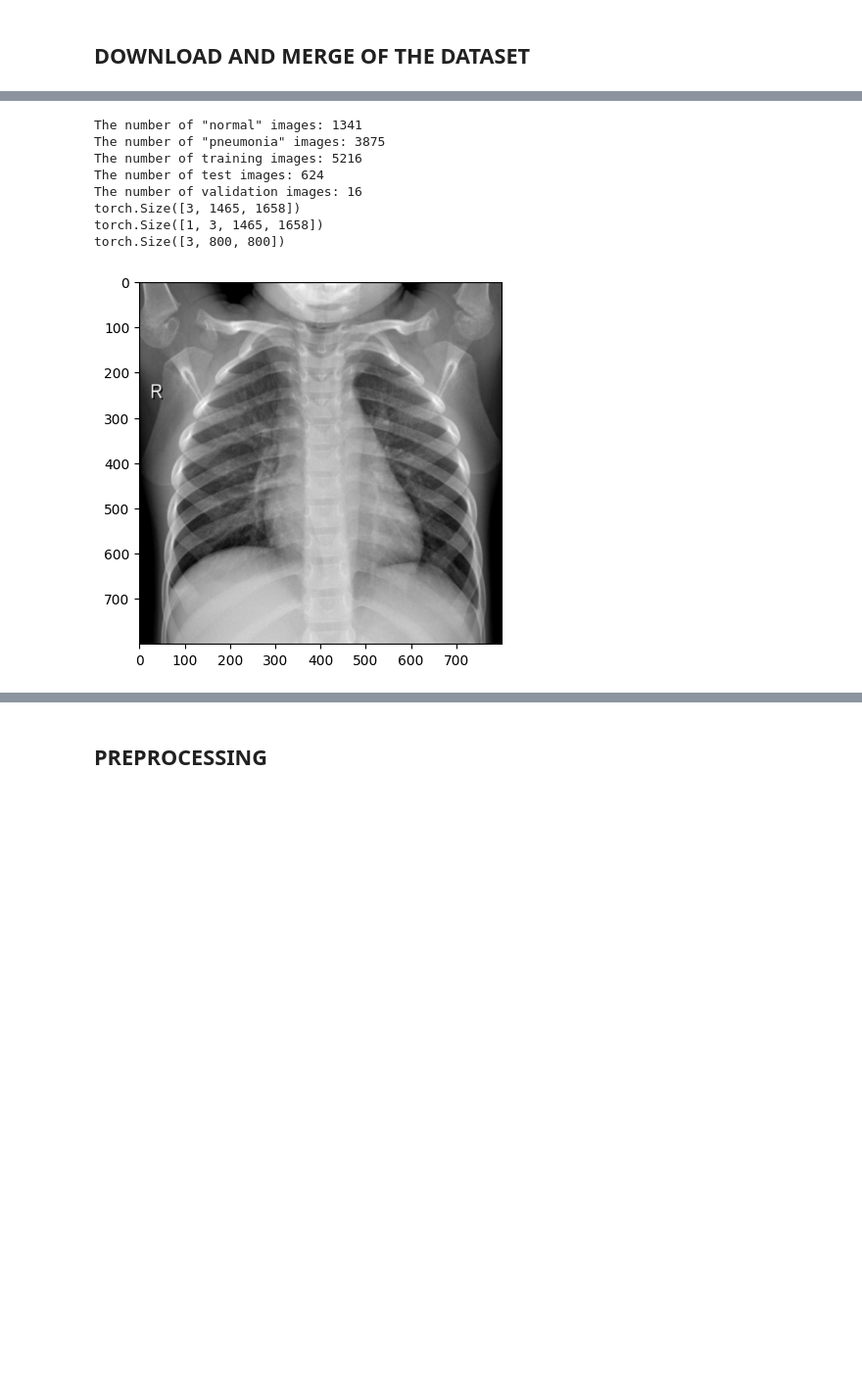
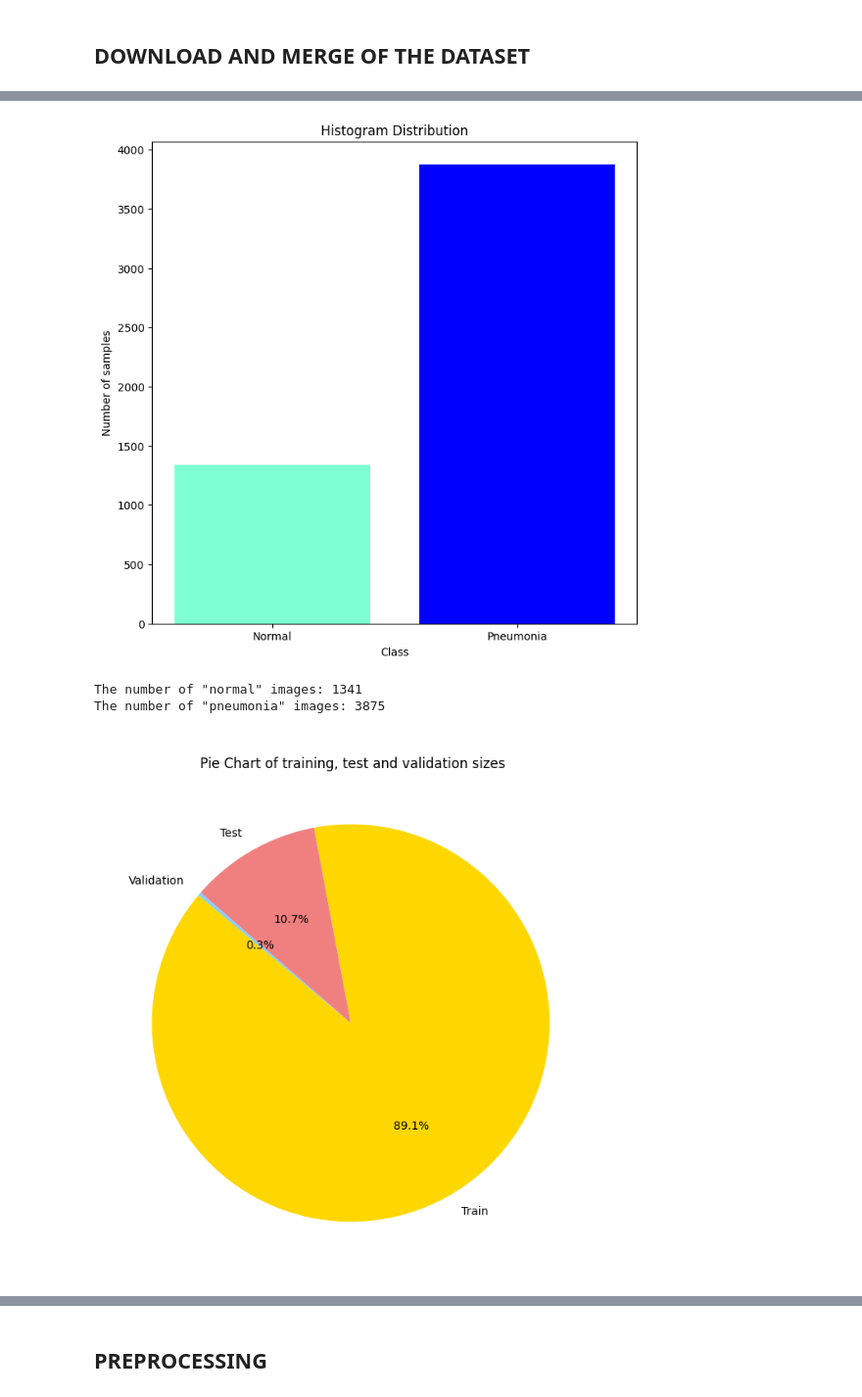
Before and after one commit to cybernetic-m/jam-net, a Jupyter notebook: code/cv_project.ipynb, the cells around one changed output, grey strips where cells are left out. Shown at 98% size. Drawn from its saved outputs; the diff is of its cells as text; code cells hidden in the pictures; blank space fills up the shorter version.

```diff
--- a/code/cv_project.ipynb
+++ b/code/cv_project.ipynb
@@ -341,7 +324,6 @@ def counter (path_dir, labels = True):
             train_count_normal += 1
         elif 'pneumonia' in filename:
             train_count_pneumonia += 1
-    counts = [train_count_normal, train_count_pneumonia]
 
     return train_count_normal, train_count_pneumonia
 
@@ -352,7 +338,6 @@ def counter (path_dir, labels = True):
 # %%
-def histogram_plot(classes, counts, colors):
-
-  plt.figure(figsize=(8, 6))
+def histogram_chart(classes, counts, colors):
+  plt.figure(figsize=(8, 8))
   plt.bar(classes, counts, color = colors)
   plt.title('Histogram Distribution')
   plt.xlabel('Class')
@@ -364,0 +348,6 @@ Fare plot dataset etc, ...
+# %%
+def pie_chart(classes, counts, colors, description):
+  plt.figure(figsize=(8, 8))
+  plt.pie(counts, labels=classes, colors=colors, autopct='%1.1f%%', startangle=140)
+  plt.title(description)
+  plt.show()
@@ -486,75 +524,38 @@ File /content/dataset.zip removed
 # %%
 # Definition of the paths for training, test and validation set
 path_training_set = "/content/chest_xray/train"
 path_test_set = "/content/chest_xray/test"
 path_val_set = "/content/chest_xray/val"
-
-# Instance of classes for the Dataset
-train_dataset = ChestRayDataset(path_training_set) # Create an instance of training class
-test_dataset = ChestRayDataset(path_test_set) # Create an instance of test class
-val_dataset = ChestRayDataset(path_val_set) # Create an instance of validation class
 
 # Counting the Normal and Pneumonia images in the training set
 train_norm, train_pneu = counter(path_training_set, labels = True); # Count the number of normal images and pneumonia images
 
 # Histogram plot
 classes = ['Normal', 'Pneumonia']  # List of class labels
 counts = [train_norm, train_pneu]  # List of counts corresponding to each class
 colors = ['aquamarine', 'blue']  # List of colors corresponding to each bar
-#histogram_plot(classes = classes, counts = counts, colors = colors)
+histogram_chart(classes = classes, counts = counts, colors = colors)
 
 print("The number of \"normal\" images:", train_norm)
 print("The number of \"pneumonia\" images:", train_pneu)
 
 # Counting the number of total images in the Training, Test and Validation Set
 train_num = counter(path_training_set, labels = False);
 test_num = counter(path_test_set, labels = False);
 val_num = counter(path_val_set, labels = False);
 
-# Histogram plot
+# Pie Chart plot
 classes = ['Train', 'Test', 'Validation']  # List of class labels
 counts = [train_num, test_num, val_num]  # List of counts corresponding to each class
-colors = ['violet', 'pink', 'rebeccapurple']  # List of colors corresponding to each bar
-#histogram_plot(classes = classes, counts = counts, colors = colors)
+colors = ['gold', 'lightcoral', 'lightskyblue']  # List of colors corresponding to each bar
+description = "\n Pie Chart of training, test and validation sizes"
+pie_chart(classes = classes, counts = counts, colors=colors, description=description)
 
 print("The number of training images:", train_num)
 print("The number of test images:", test_num)
 print("The number of validation images:", val_num)
-
-# Generate a random number to select a random image from training set
-random_num = 0# np.random.randint(1, len(train_dataset))
-img, label = train_dataset[random_num] # Take an image + label randomly
-
-# Load the image using cv2 library
-rand_img = cv2.imread(img)
-
-# Convert BGR image to RGB (opencv uses BGR by default)
-img_rgb = cv2.cvtColor(rand_img, cv2.COLOR_BGR2RGB)
-tr = transforms.Compose([transforms.ToTensor(),
-                         transforms.GaussianBlur(5, sigma=(80, 80))]
-                        )
-
-img_rgb = tr(img_rgb) #.to(torch.uint8)
-#img_rgb = transforms.functional.equalize(img_rgb)
-print(img_rgb.shape)
-print(img_rgb.unsqueeze(0).shape)
-img_rgb = nn.functional.interpolate( img_rgb.unsqueeze(0), size=(800, 800), mode='nearest')
-
-print(img_rgb.squeeze(0).shape)
-# Display the image using matplotlib library
-plt.imshow(img_rgb.squeeze(0).permute(1, 2, 0))
-plt.axis('on')  # Turn off axes
-plt.show()
-
-print(f"label: {label}")
-print(f"image: {img}")
 # %% [output]
+[figure, new version]
 The number of "normal" images: 1341
 The number of "pneumonia" images: 3875
-The number of training images: 5216
-The number of test images: 624
-The number of validation images: 16
-torch.Size([3, 1465, 1658])
-torch.Size([1, 3, 1465, 1658])
-torch.Size([3, 800, 800])
-[figure, old version]
+[figure, added]
```
Also changed, not shown: parts of 45 cells of this notebook, 2 other files.
